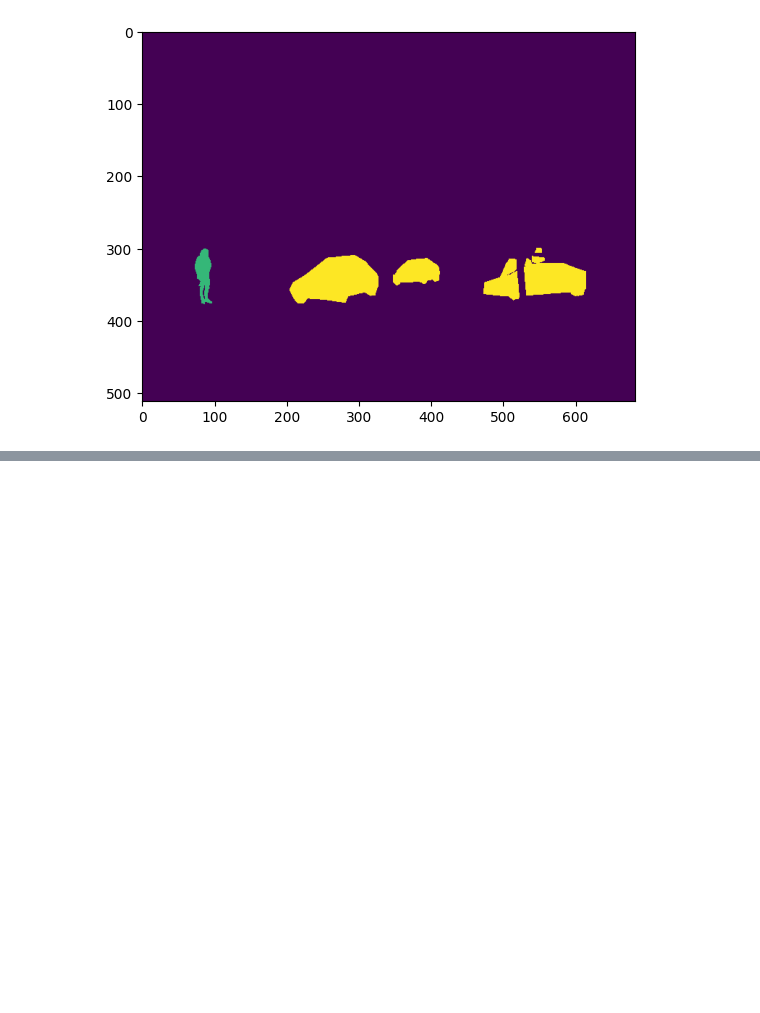
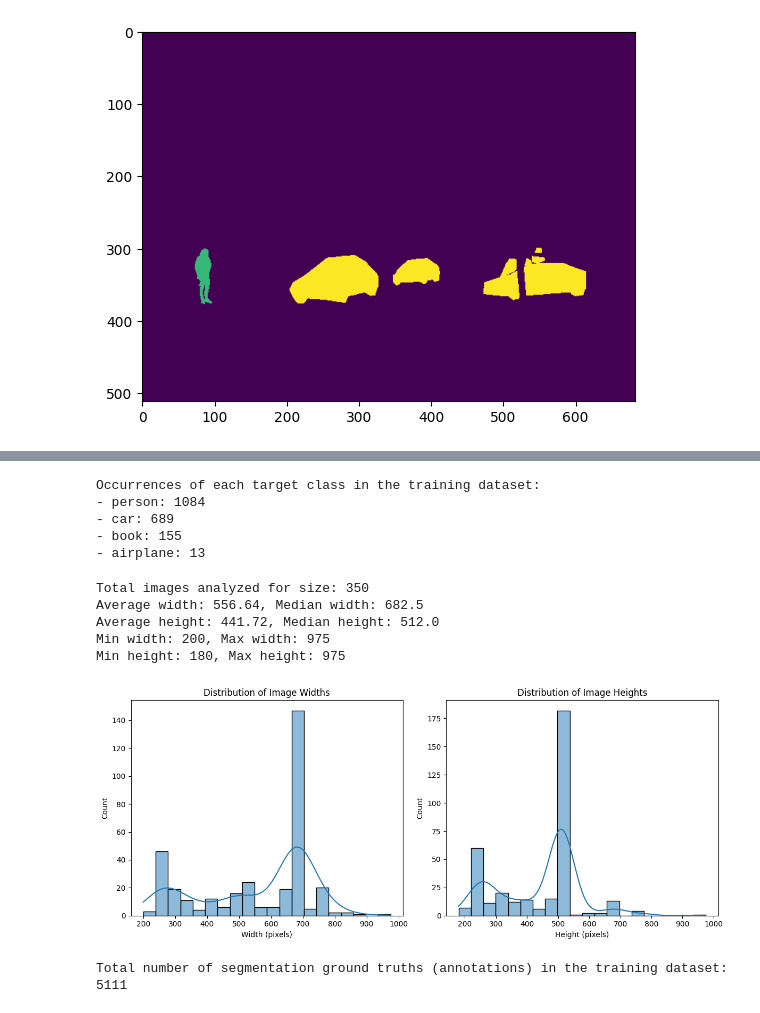
Before and after one commit to Revanth214214/Image_segmentation_UNI, a Jupyter notebook: IMG_SEGMENTATION.ipynb, the cells around one changed output, grey strips where cells are left out. Cells and saved outputs as stored; diff of their text form; code cells hidden in the pictures; blank space fills up the shorter version.

```diff
--- a/IMG_SEGMENTATION.ipynb
+++ b/IMG_SEGMENTATION.ipynb
@@ -250,0 +296,72 @@ Unique pixel values in the mask: [2. 4. 5.]
+# %%
+# How often does each target class appear in the training dataset?
+
+class_counts = {cat_name: 0 for cat_name in target_classes}
+
+# Iterate through all annotations in the training dataset
+for ann_id in coco.anns:
+    annotation = coco.anns[ann_id]
+    category_id = annotation['category_id']
+    category_name = get_category_name(category_id, categories)
+    if category_name in target_classes:
+        class_counts[category_name] += 1
+
+print("Occurrences of each target class in the training dataset:")
+for class_name, count in class_counts.items():
+    print(f"- {class_name}: {count}")
+# %% [output]
+Occurrences of each target class in the training dataset:
+- person: 1084
+- car: 689
+- book: 155
+- airplane: 13
+# %%
+# How large are the images? What is their distribution?
+
+import seaborn as sns
+
+image_widths = []
+image_heights = []
+
+for img_id in coco.imgs:
+    img_info = coco.imgs[img_id]
+    image_widths.append(img_info['width'])
+    image_heights.append(img_info['height'])
+
+print(f"Total images analyzed for size: {len(image_widths)}")
+print(f"Average width: {np.mean(image_widths):.2f}, Median width: {np.median(image_widths)}")
+print(f"Average height: {np.mean(image_heights):.2f}, Median height: {np.median(image_heights)}")
+print(f"Min width: {np.min(image_widths)}, Max width: {np.max(image_widths)}")
+print(f"Min height: {np.min(image_heights)}, Max height: {np.max(image_heights)}")
+
+# Visualize the distribution
+plt.figure(figsize=(12, 5))
+
+plt.subplot(1, 2, 1)
+sns.histplot(image_widths, bins=20, kde=True)
+plt.title('Distribution of Image Widths')
+plt.xlabel('Width (pixels)')
+plt.ylabel('Count')
+
+plt.subplot(1, 2, 2)
+sns.histplot(image_heights, bins=20, kde=True)
+plt.title('Distribution of Image Heights')
+plt.xlabel('Height (pixels)')
+plt.ylabel('Count')
+
+plt.tight_layout()
+plt.show()
+# %% [output]
+Total images analyzed for size: 350
+Average width: 556.64, Median width: 682.5
+Average height: 441.72, Median height: 512.0
+Min width: 200, Max width: 975
+Min height: 180, Max height: 975
+[figure, added]
+# %%
+# How many segmentation ground truths are given?
+
+num_segmentation_ground_truths = len(coco.anns)
+print(f"Total number of segmentation ground truths (annotations) in the training dataset: {num_segmentation_ground_truths}")
+# %% [output]
+Total number of segmentation ground truths (annotations) in the training dataset: 5111
```
Also changed, not shown: parts of 1 cell of this notebook.
